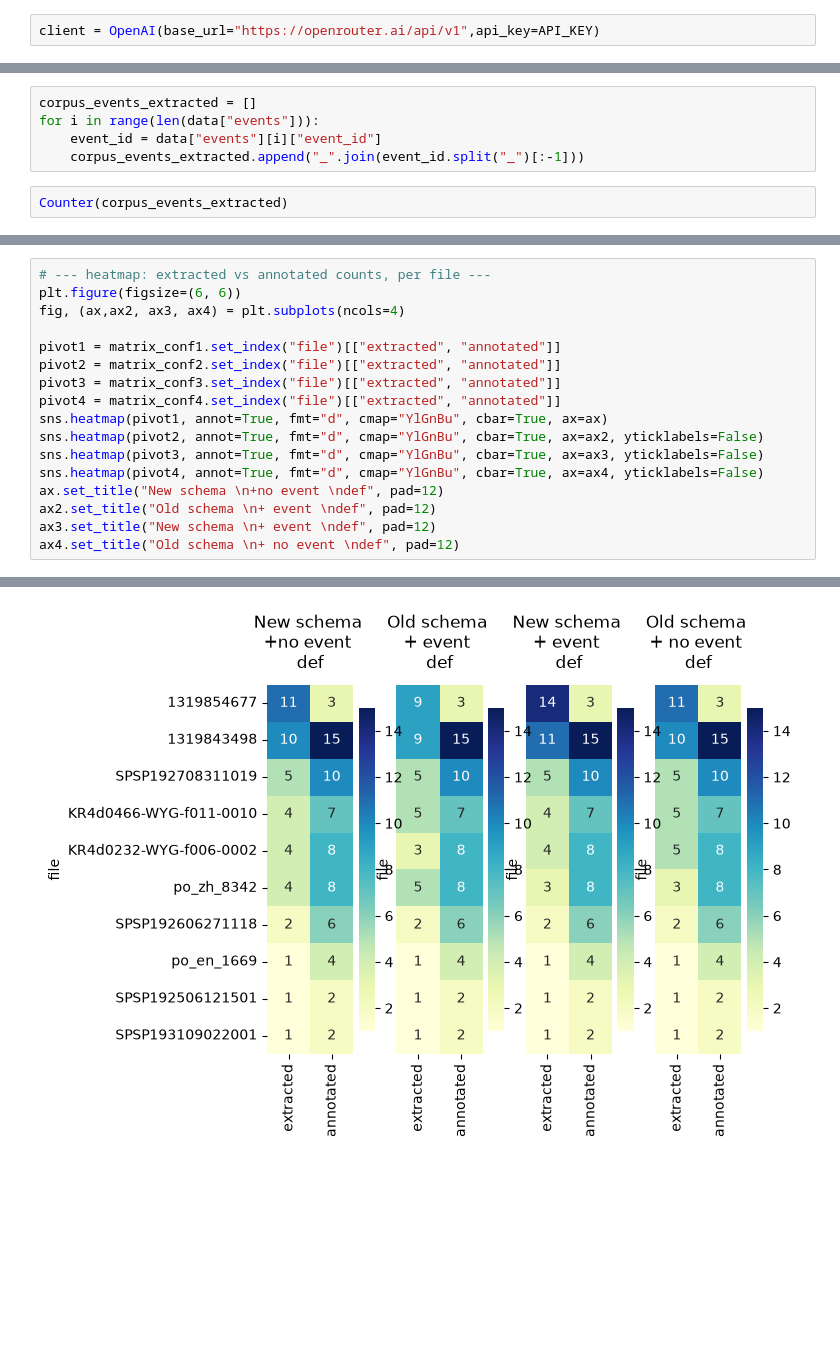
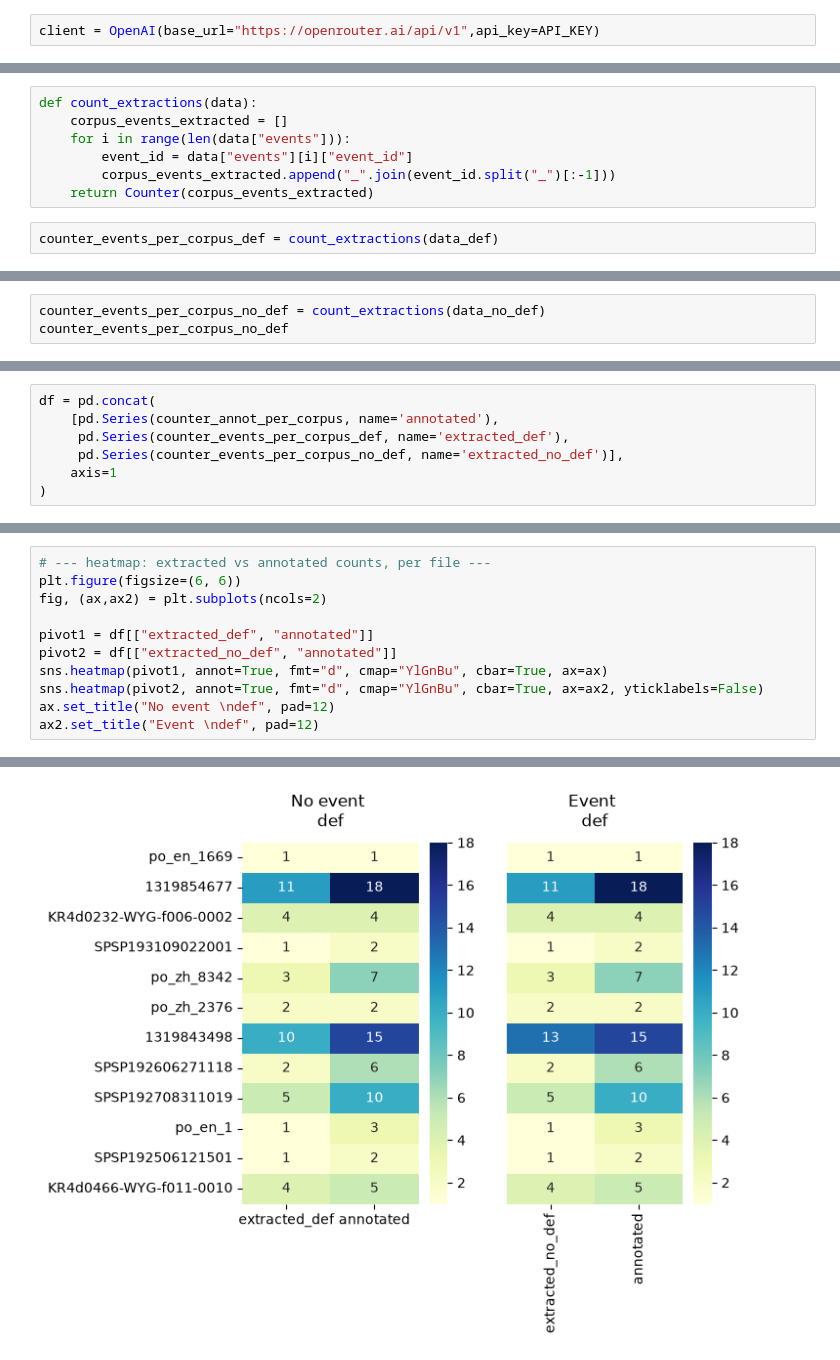
Before and after one commit to Bizais-Lillig/distimellm, a Jupyter notebook: LLMs/OpenRouter_Paris_Extract.ipynb, the cells around one changed output, grey strips where cells are left out. Saved outputs shown, nothing was run; the diff lists cells and outputs as text; blank space fills up the shorter version.

```diff
--- a/LLMs/OpenRouter_Paris_Extract.ipynb
+++ b/LLMs/OpenRouter_Paris_Extract.ipynb
@@ -166,7 +189,9 @@ total_annot_per_corpus = ["_".join(idx.split("_")[:-1]) for idx in total_annot_p
 # %%
-corpus_events_extracted = []
-for i in range(len(data["events"])):
-    event_id = data["events"][i]["event_id"]
-    corpus_events_extracted.append("_".join(event_id.split("_")[:-1]))
+def count_extractions(data):
+    corpus_events_extracted = []
+    for i in range(len(data["events"])):
+        event_id = data["events"][i]["event_id"]
+        corpus_events_extracted.append("_".join(event_id.split("_")[:-1]))
+    return Counter(corpus_events_extracted)
 # %%
-Counter(corpus_events_extracted)
+counter_events_per_corpus_def = count_extractions(data_def)
@@ -271,0 +198,3 @@ matrix_conf4 = pd.DataFrame(lines, columns = columns)
+# %%
+counter_events_per_corpus_no_def = count_extractions(data_no_def)
+counter_events_per_corpus_no_def
@@ -271,0 +214,7 @@ matrix_conf4 = pd.DataFrame(lines, columns = columns)
+# %%
+df = pd.concat(
+    [pd.Series(counter_annot_per_corpus, name='annotated'),
+     pd.Series(counter_events_per_corpus_def, name='extracted_def'),
+     pd.Series(counter_events_per_corpus_no_def, name='extracted_no_def')],
+    axis=1
+)
@@ -294,18 +272,12 @@ F1        = 0.631
 # %%
 # --- heatmap: extracted vs annotated counts, per file ---
 plt.figure(figsize=(6, 6))
-fig, (ax,ax2, ax3, ax4) = plt.subplots(ncols=4)
+fig, (ax,ax2) = plt.subplots(ncols=2)
 
-pivot1 = matrix_conf1.set_index("file")[["extracted", "annotated"]]
-pivot2 = matrix_conf2.set_index("file")[["extracted", "annotated"]]
-pivot3 = matrix_conf3.set_index("file")[["extracted", "annotated"]]
-pivot4 = matrix_conf4.set_index("file")[["extracted", "annotated"]]
+pivot1 = df[["extracted_def", "annotated"]]
+pivot2 = df[["extracted_no_def", "annotated"]]
 sns.heatmap(pivot1, annot=True, fmt="d", cmap="YlGnBu", cbar=True, ax=ax)
 sns.heatmap(pivot2, annot=True, fmt="d", cmap="YlGnBu", cbar=True, ax=ax2, yticklabels=False)
-sns.heatmap(pivot3, annot=True, fmt="d", cmap="YlGnBu", cbar=True, ax=ax3, yticklabels=False)
-sns.heatmap(pivot4, annot=True, fmt="d", cmap="YlGnBu", cbar=True, ax=ax4, yticklabels=False)
-ax.set_title("New schema \n+no event \ndef", pad=12)
-ax2.set_title("Old schema \n+ event \ndef", pad=12)
-ax3.set_title("New schema \n+ event \ndef", pad=12)
-ax4.set_title("Old schema \n+ no event \ndef", pad=12)
+ax.set_title("No event \ndef", pad=12)
+ax2.set_title("Event \ndef", pad=12)
 # %% [output]
@@ -313,2 +285,2 @@ Text(0.5, 1.0, 'Old schema \n+ no event \ndef')
 <Figure size 600x600 with 0 Axes>
-[figure, old version]
+[figure, new version]
```
Also changed, not shown: parts of 53 cells of this notebook, 12 other files.
